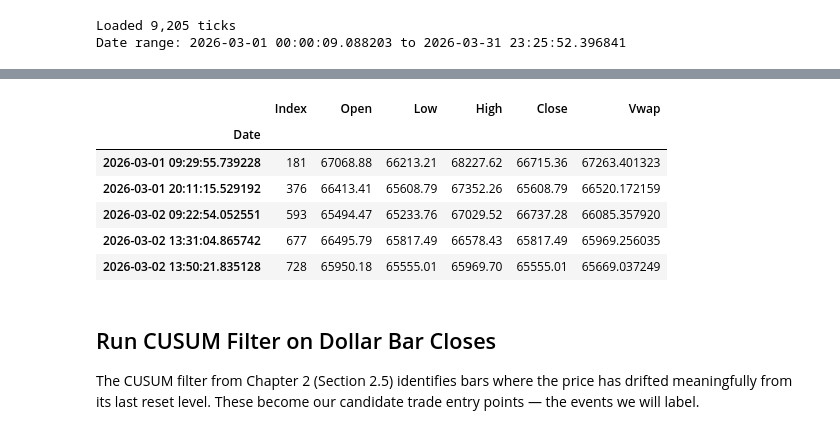
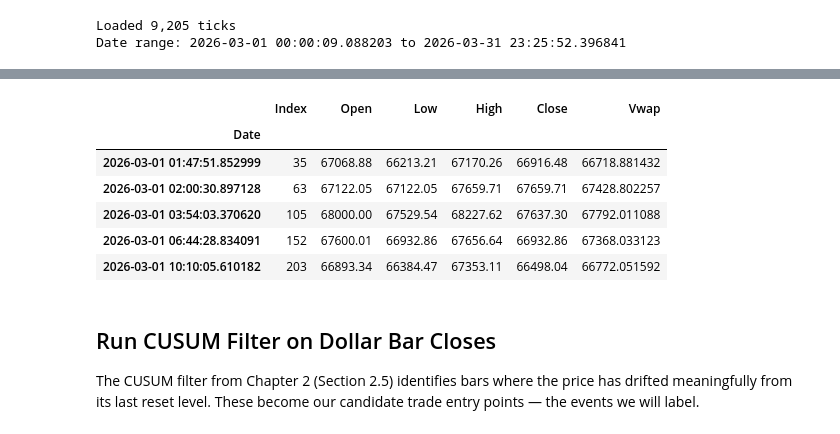
Before and after one commit to NightFury1919/afml, a Jupyter notebook: ch03/chapter_3_labeling.ipynb, the cells around one changed output, grey strips where cells are left out. Cells and saved outputs as stored; diff of their text form; code cells hidden in the pictures.

```diff
--- a/ch03/chapter_3_labeling.ipynb
+++ b/ch03/chapter_3_labeling.ipynb
@@ -68,8 +68,8 @@ print(f"Date range: {df['Date'].iloc[0]} to {df['Date'].iloc[-1]}")
 Loaded 9,205 ticks
 Date range: 2026-03-01 00:00:09.088203 to 2026-03-31 23:25:52.396841
 # %%
-# Generate dollar bars — close every $50,000 of BTC traded
-dollar_bars = bars.dollar_bars(df, thresh=50000)
+# Generate dollar bars — close every $10,000 of BTC traded
+dollar_bars = bars.dollar_bars(df, thresh=10000)
 
 # Set Date as index — labeling functions expect datetime-indexed prices
 dollar_bars = dollar_bars.set_index('Date')
@@ -83,10 +83,10 @@ Date range: 2026-03-01 09:29:55.739228 to 2026-03-31 16:40:46.174318
 |  | Index | Open | Low | High | Close | Vwap |
 | Date |  |  |  |  |  |  |
-| 2026-03-01 09:29:55.739228 | 181 | 67068.88 | 66213.21 | 68227.62 | 66715.36 | 67263.401323 |
-| 2026-03-01 20:11:15.529192 | 376 | 66413.41 | 65608.79 | 67352.26 | 65608.79 | 66520.172159 |
-| 2026-03-02 09:22:54.052551 | 593 | 65494.47 | 65233.76 | 67029.52 | 66737.28 | 66085.357920 |
-| 2026-03-02 13:31:04.865742 | 677 | 66495.79 | 65817.49 | 66578.43 | 65817.49 | 65969.256035 |
-| 2026-03-02 13:50:21.835128 | 728 | 65950.18 | 65555.01 | 65969.70 | 65555.01 | 65669.037249 |
+| 2026-03-01 01:47:51.852999 | 35 | 67068.88 | 66213.21 | 67170.26 | 66916.48 | 66718.881432 |
+| 2026-03-01 02:00:30.897128 | 63 | 67122.05 | 67122.05 | 67659.71 | 67659.71 | 67428.802257 |
+| 2026-03-01 03:54:03.370620 | 105 | 68000.00 | 67529.54 | 68227.62 | 67637.30 | 67792.011088 |
+| 2026-03-01 06:44:28.834091 | 152 | 67600.01 | 66932.86 | 67656.64 | 66932.86 | 67368.033123 |
+| 2026-03-01 10:10:05.610182 | 203 | 66893.34 | 66384.47 | 67353.11 | 66498.04 | 66772.051592 |
 # %% [markdown]
 ## Run CUSUM Filter on Dollar Bar Closes
 
```
Also changed, not shown: parts of 15 cells of this notebook, 15 other files.
